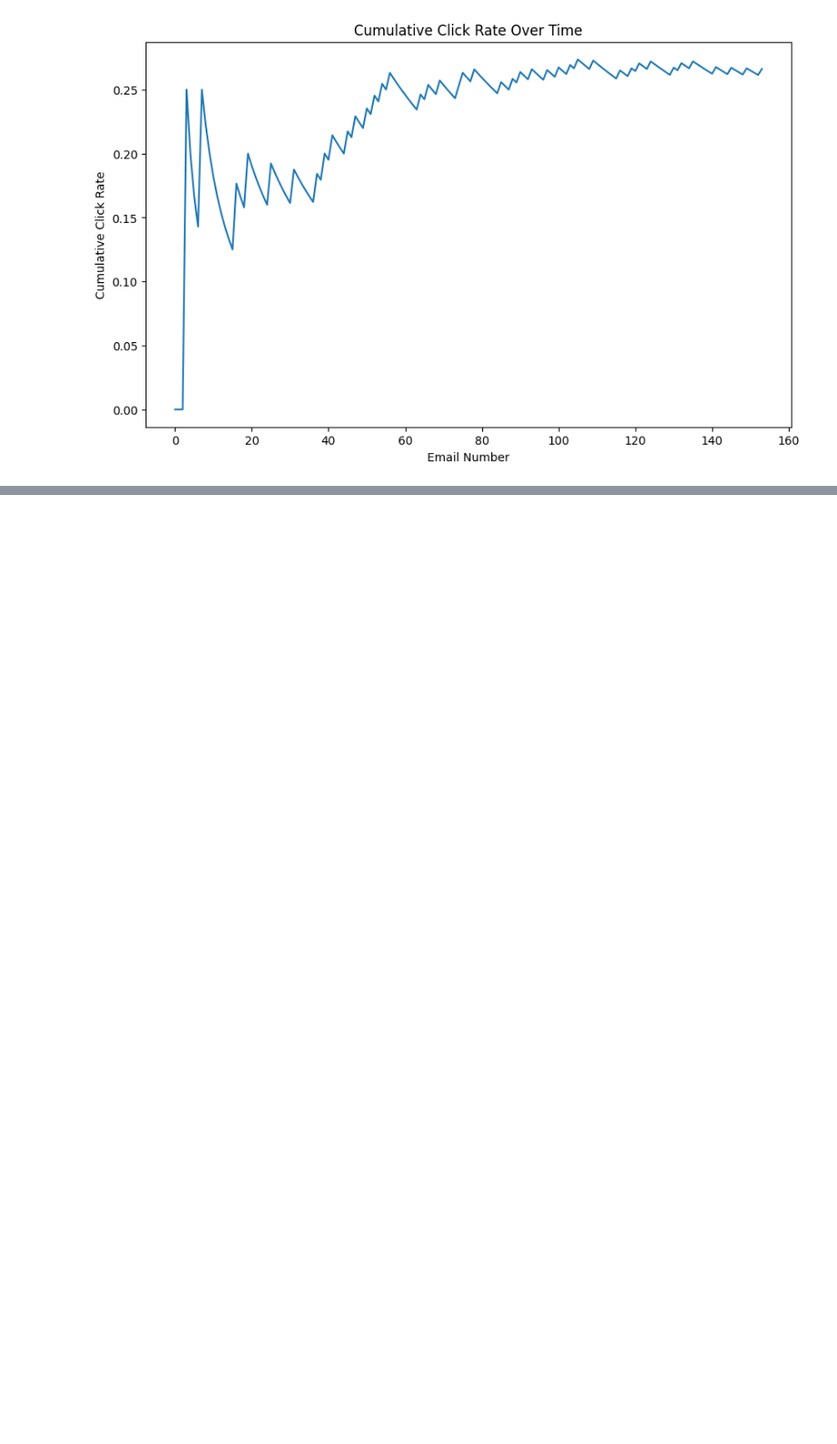
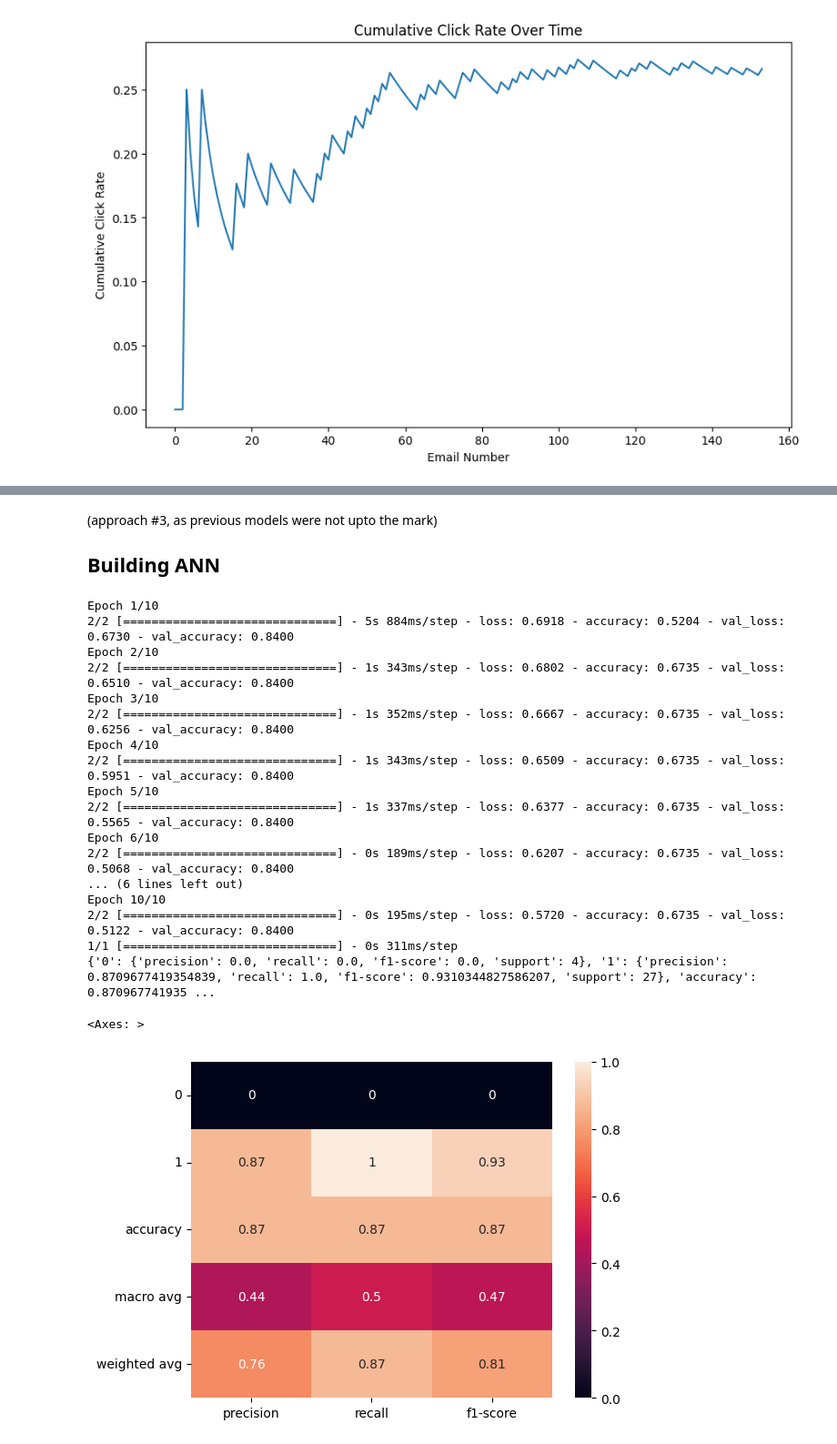
Before and after one commit to keivalya/artisan-ai-assignment, a Jupyter notebook: email_engagement.ipynb, the cells around one changed output, grey strips where cells are left out. Shown at 91% size. Saved outputs shown, nothing was run; the diff lists cells and outputs as text; code cells hidden in the pictures; blank space fills up the shorter version.

```diff
--- a/email_engagement.ipynb
+++ b/email_engagement.ipynb
@@ -204,0 +297,71 @@ plt.show()
+# %% [markdown]
+(approach #3, as previous models were not upto the mark)
+## Building ANN
+# %%
+import numpy as np
+from tensorflow.keras.preprocessing.text import Tokenizer
+from tensorflow.keras.preprocessing.sequence import pad_sequences
+from tensorflow.keras.models import Sequential
+from tensorflow.keras.layers import Embedding, LSTM, Dense
+from tensorflow.keras.optimizers import Adam
+
+# Combine 'subject' and 'body' into a single text feature
+filtered_email_df['text'] = filtered_email_df['subject'] + " " + filtered_email_df['body']
+
+# Select features and target
+X = filtered_email_df['text']
+y = filtered_email_df['opened'].astype(int)  # Ensure the target is integer
+
+# Splitting the data into training and testing sets
+X_train, X_test, y_train, y_test = train_test_split(X, y, test_size=0.2, random_state=42)
+
+# Tokenize text
+tokenizer = Tokenizer()
+tokenizer.fit_on_texts(X_train)
+X_train_seq = tokenizer.texts_to_sequences(X_train)
+X_test_seq = tokenizer.texts_to_sequences(X_test)
+
+# Pad sequences to ensure uniform input size
+X_train_pad = pad_sequences(X_train_seq, maxlen=100)
+X_test_pad = pad_sequences(X_test_seq, maxlen=100)
+
+vocab_size = len(tokenizer.word_index) + 1  # Plus 1 for padding
+embedding_dim = 100  # Size of the word embeddings
+
+# network architecture
+model = Sequential()
+model.add(Embedding(vocab_size, embedding_dim, input_length=100))
+model.add(LSTM(64, dropout=0.2, recurrent_dropout=0.2))
+model.add(Dense(1, activation='sigmoid'))
+
+# Compile the model
+model.compile(optimizer=Adam(learning_rate=0.001), loss='binary_crossentropy', metrics=['accuracy'])
+
+# Train the model
+model.fit(X_train_pad, y_train, epochs=10, batch_size=64, validation_split=0.2, verbose=1)
+
+# Evaluate the model
+y_pred = (model.predict(X_test_pad) > 0.5).astype("int32")
+class_rep = classification_report(y_test, y_pred, output_dict=True)
+print(class_rep)
+sns.heatmap(pd.DataFrame(class_rep).iloc[:-1, :].T, annot=True)
+# %% [output]
+Epoch 1/10
+2/2 [==============================] - 5s 884ms/step - loss: 0.6918 - accuracy: 0.5204 - val_loss: 0.6730 - val_accuracy: 0.8400
+Epoch 2/10
+2/2 [==============================] - 1s 343ms/step - loss: 0.6802 - accuracy: 0.6735 - val_loss: 0.6510 - val_accuracy: 0.8400
+Epoch 3/10
+2/2 [==============================] - 1s 352ms/step - loss: 0.6667 - accuracy: 0.6735 - val_loss: 0.6256 - val_accuracy: 0.8400
+Epoch 4/10
+2/2 [==============================] - 1s 343ms/step - loss: 0.6509 - accuracy: 0.6735 - val_loss: 0.5951 - val_accuracy: 0.8400
+Epoch 5/10
+2/2 [==============================] - 1s 337ms/step - loss: 0.6377 - accuracy: 0.6735 - val_loss: 0.5565 - val_accuracy: 0.8400
+Epoch 6/10
+2/2 [==============================] - 0s 189ms/step - loss: 0.6207 - accuracy: 0.6735 - val_loss: 0.5068 - val_accuracy: 0.8400
+... (6 lines left out)
+Epoch 10/10
+2/2 [==============================] - 0s 195ms/step - loss: 0.5720 - accuracy: 0.6735 - val_loss: 0.5122 - val_accuracy: 0.8400
+1/1 [==============================] - 0s 311ms/step
+{'0': {'precision': 0.0, 'recall': 0.0, 'f1-score': 0.0, 'support': 4}, '1': {'precision': 0.8709677419354839, 'recall': 1.0, 'f1-score': 0.9310344827586207, 'support': 27}, 'accuracy': 0.870967741935 ...
+<Axes: >
+[figure, added]
```
Also changed, not shown: parts of 8 cells of this notebook.
